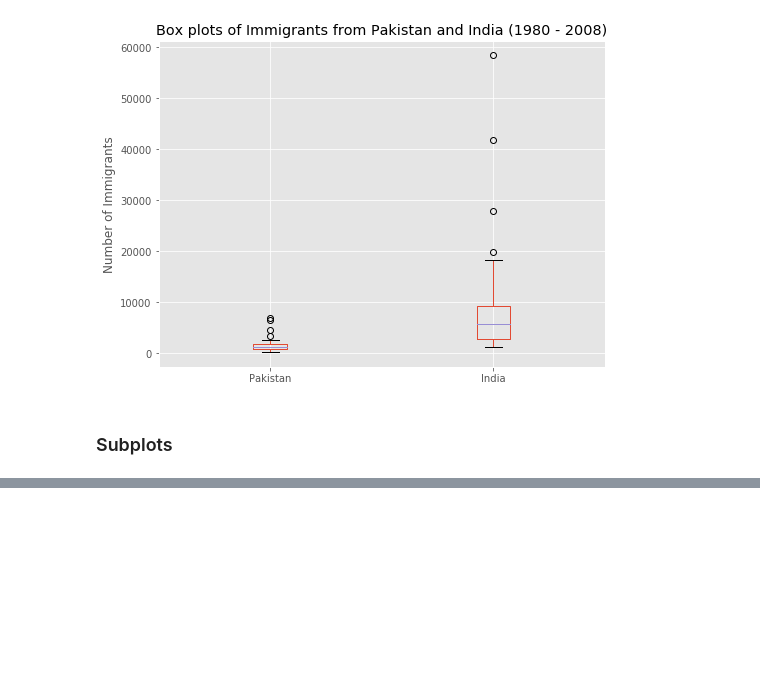
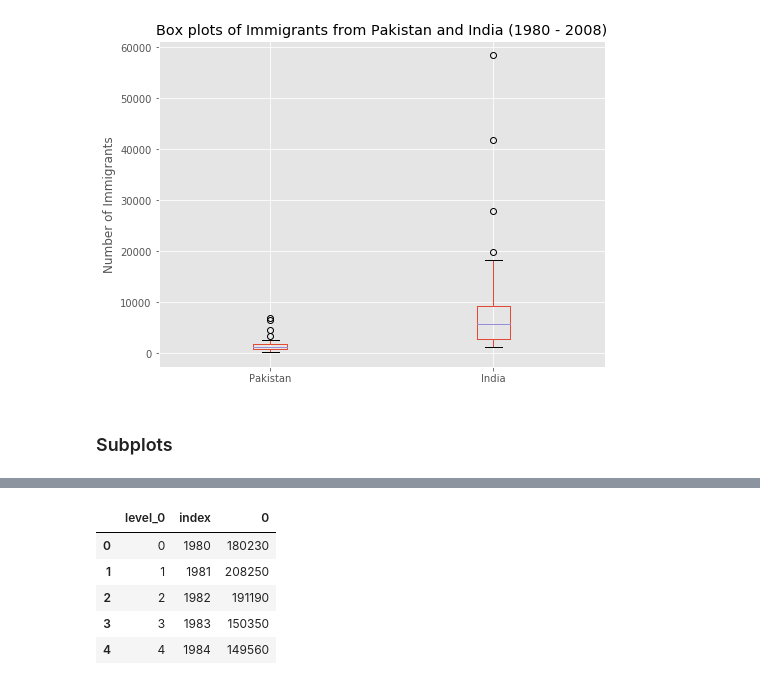
Before and after one commit to AmmaraRazzaq/dataVisualization_with_Python, a Jupyter notebook: Australia_Immigration.ipynb, the cells around one changed output, grey strips where cells are left out. Cells and saved outputs as stored; diff of their text form; code cells hidden in the pictures; blank space fills up the shorter version.

```diff
--- a/Australia_Immigration.ipynb
+++ b/Australia_Immigration.ipynb
@@ -529,0 +538,3 @@ ax0.set_ylabel('Countries')
+# %%
+df_tot = pd.DataFrame(df[years].sum(axis=0))
+df_tot.head()
@@ -529,0 +558,10 @@ ax0.set_ylabel('Countries')
+# %%
+df_tot.reset_index(inplace=True)
+df_tot.head()
+# %% [output]
+|  | level_0 | index | 0 |
+| 0 | 0 | 1980 | 180230 |
+| 1 | 1 | 1981 | 208250 |
+| 2 | 2 | 1982 | 191190 |
+| 3 | 3 | 1983 | 150350 |
+| 4 | 4 | 1984 | 149560 |
```
Also changed, not shown: parts of 10 cells of this notebook.
